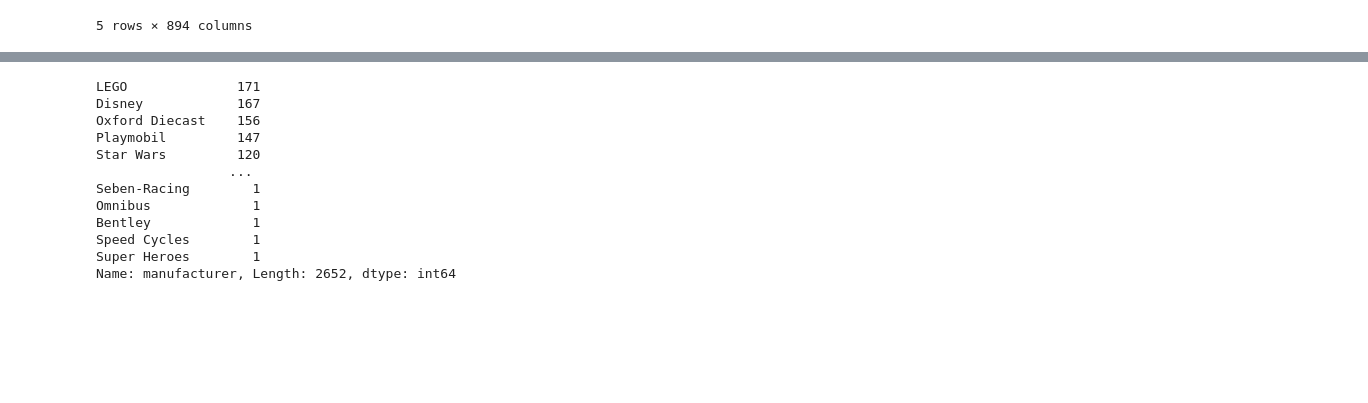
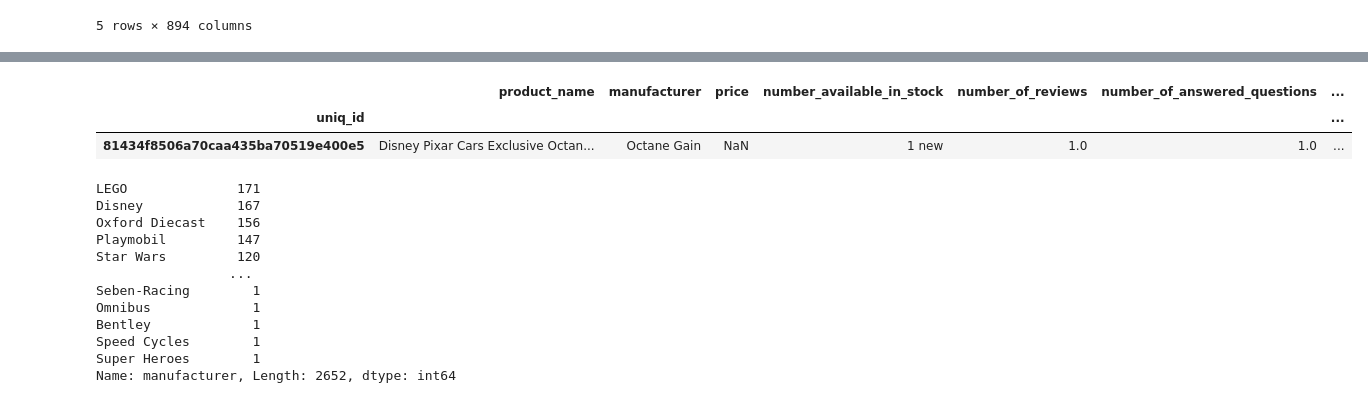
Before and after one commit to AroopGit/Amazon_Product_Analysis, a Jupyter notebook: Amazon_Product_Analysis.ipynb, the cells around one changed output, grey strips where cells are left out. Cells and saved outputs as stored; diff of their text form; code cells hidden in the pictures; blank space fills up the shorter version.

```diff
--- a/Amazon_Product_Analysis.ipynb
+++ b/Amazon_Product_Analysis.ipynb
@@ -31,6 +31,6 @@ Index(['uniq_id', 'product_name', 'manufacturer', 'price',
        'Unnamed: 893', 'Unnamed: 894'],
       dtype='object', length=895)
 # %%
-df=pd.read_csv('/content/drive/MyDrive/Data/Amazon_Products.csv', index_col=0)
+df_og=pd.read_csv('/content/drive/MyDrive/Data/Amazon_Products.csv', index_col=0)
 #To remove unnamed column
 # %%
@@ -58,3 +70,15 @@ df.tail()
+# %%
+df=df_og[['product_name', 'manufacturer', 'price', 'number_available_in_stock',
+       'number_of_reviews', 'number_of_answered_questions',
+       'average_review_rating', 'amazon_category_and_sub_category',
+       'description', 'product_information']]
+# %%
+df.sample()
+#DATASSET AFTER CLEANING THE DATA
+# %% [output]
+|  | product_name | manufacturer | price | number_available_in_stock | number_of_reviews | number_of_answered_questions | ... |
+| uniq_id |  |  |  |  |  |  | ... |
+| 81434f8506a70caa435ba70519e400e5 | Disney Pixar Cars Exclusive Octan... | Octane Gain | NaN | 1 new | 1.0 | 1.0 | ... |
 # %%
 # Group the data by the manufacturer column.
 manufacturer_counts = df['manufacturer'].value_counts()
```
Also changed, not shown: parts of 3 cells of this notebook.
